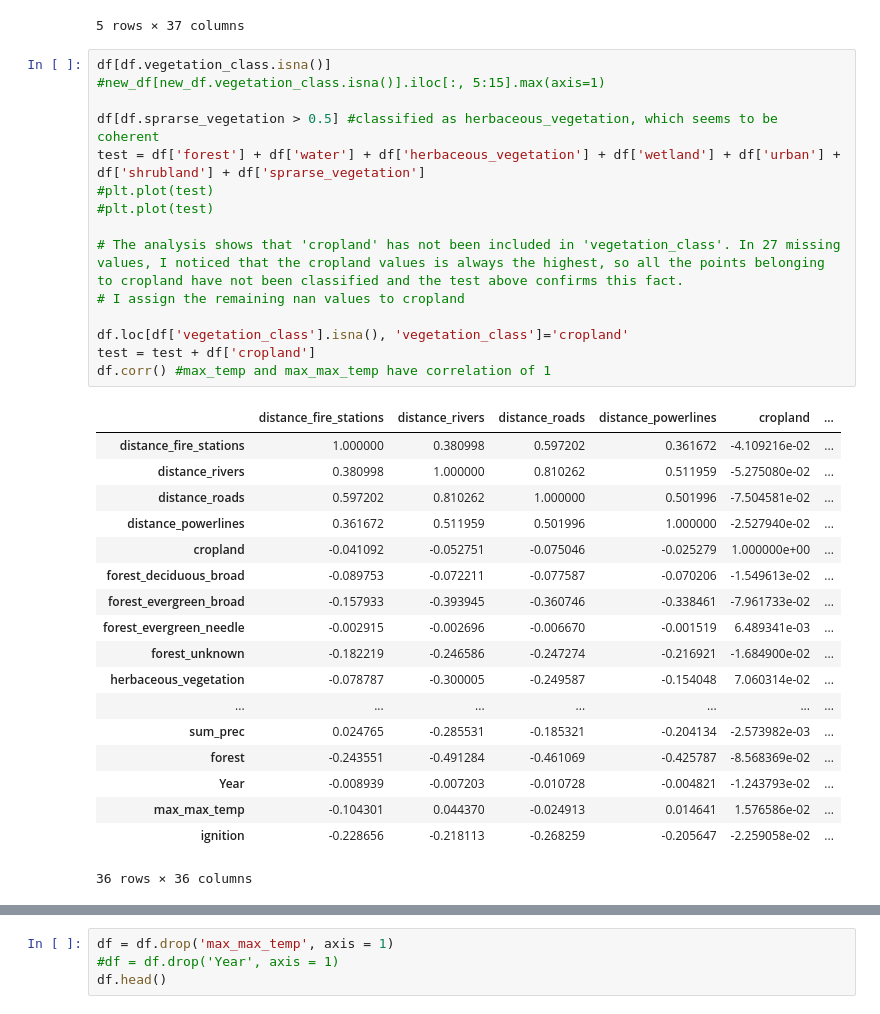
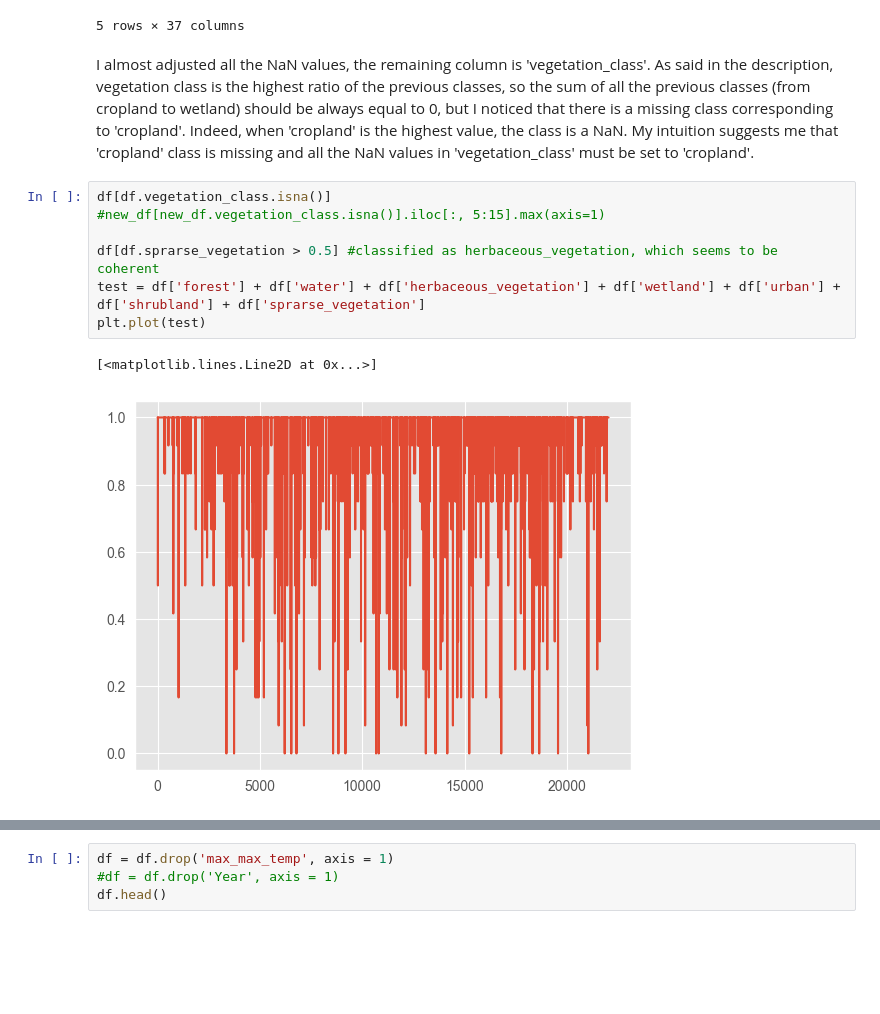
Before and after one commit to dfabb/Descartes-Underwriting, a Jupyter notebook: 03-classification_ignition_points.ipynb, the cells around one changed output, grey strips where cells are left out. Cells and saved outputs as stored; diff of their text form; blank space fills up the shorter version.

```diff
--- a/03-classification_ignition_points.ipynb
+++ b/03-classification_ignition_points.ipynb
@@ -236,37 +251,15 @@ df.head()
 | 3 | 8253.787010 | 559.016994 | 0.000000 | 37350.535471 | 0.0 | ... |
 | 4 | 9905.806378 | 0.000000 | 1903.943276 | 6427.480066 | 0.0 | ... |
 5 rows × 37 columns
+# %% [markdown]
+I almost adjusted all the NaN values, the remaining column is 'vegetation_class'. As said in the description, vegetation class is the highest ratio of the previous classes, so the sum of all the previous classes (from cropland to wetland) should be always equal to 0, but I noticed that there is a missing class corresponding to 'cropland'. Indeed, when 'cropland' is the highest value, the class is a NaN. My intuition suggests me that 'cropland' class is missing and all the NaN values in 'vegetation_class' must be set to 'cropland'.
 # %%
 df[df.vegetation_class.isna()]
 #new_df[new_df.vegetation_class.isna()].iloc[:, 5:15].max(axis=1)
 
 df[df.sprarse_vegetation > 0.5] #classified as herbaceous_vegetation, which seems to be coherent
 test = df['forest'] + df['water'] + df['herbaceous_vegetation'] + df['wetland'] + df['urban'] + df['shrubland'] + df['sprarse_vegetation']
-#plt.plot(test)
-#plt.plot(test)
-
-# The analysis shows that 'cropland' has not been included in 'vegetation_class'. In 27 missing values, I noticed that the cropland values is always the highest, so all the points belonging to cropland have not been classified and the test above confirms this fact.
-# I assign the remaining nan values to cropland
-
-df.loc[df['vegetation_class'].isna(), 'vegetation_class']='cropland'
-test = test + df['cropland']
-df.corr() #max_temp and max_max_temp have correlation of 1
+plt.plot(test)
 # %% [output]
-|  | distance_fire_stations | distance_rivers | distance_roads | distance_powerlines | cropland | ... |
-| distance_fire_stations | 1.000000 | 0.380998 | 0.597202 | 0.361672 | -4.109216e-02 | ... |
-| distance_rivers | 0.380998 | 1.000000 | 0.810262 | 0.511959 | -5.275080e-02 | ... |
-| distance_roads | 0.597202 | 0.810262 | 1.000000 | 0.501996 | -7.504581e-02 | ... |
-| distance_powerlines | 0.361672 | 0.511959 | 0.501996 | 1.000000 | -2.527940e-02 | ... |
-| cropland | -0.041092 | -0.052751 | -0.075046 | -0.025279 | 1.000000e+00 | ... |
-| forest_deciduous_broad | -0.089753 | -0.072211 | -0.077587 | -0.070206 | -1.549613e-02 | ... |
-| forest_evergreen_broad | -0.157933 | -0.393945 | -0.360746 | -0.338461 | -7.961733e-02 | ... |
-| forest_evergreen_needle | -0.002915 | -0.002696 | -0.006670 | -0.001519 | 6.489341e-03 | ... |
-| forest_unknown | -0.182219 | -0.246586 | -0.247274 | -0.216921 | -1.684900e-02 | ... |
-| herbaceous_vegetation | -0.078787 | -0.300005 | -0.249587 | -0.154048 | 7.060314e-02 | ... |
-| ... | ... | ... | ... | ... | ... | ... |
-| sum_prec | 0.024765 | -0.285531 | -0.185321 | -0.204134 | -2.573982e-03 | ... |
-| forest | -0.243551 | -0.491284 | -0.461069 | -0.425787 | -8.568369e-02 | ... |
-| Year | -0.008939 | -0.007203 | -0.010728 | -0.004821 | -1.243793e-02 | ... |
-| max_max_temp | -0.104301 | 0.044370 | -0.024913 | 0.014641 | 1.576586e-02 | ... |
-| ignition | -0.228656 | -0.218113 | -0.268259 | -0.205647 | -2.259058e-02 | ... |
-36 rows × 36 columns
+[<matplotlib.lines.Line2D at 0x...>]
+[figure, added]
```
Also changed, not shown: parts of 82 cells of this notebook.
